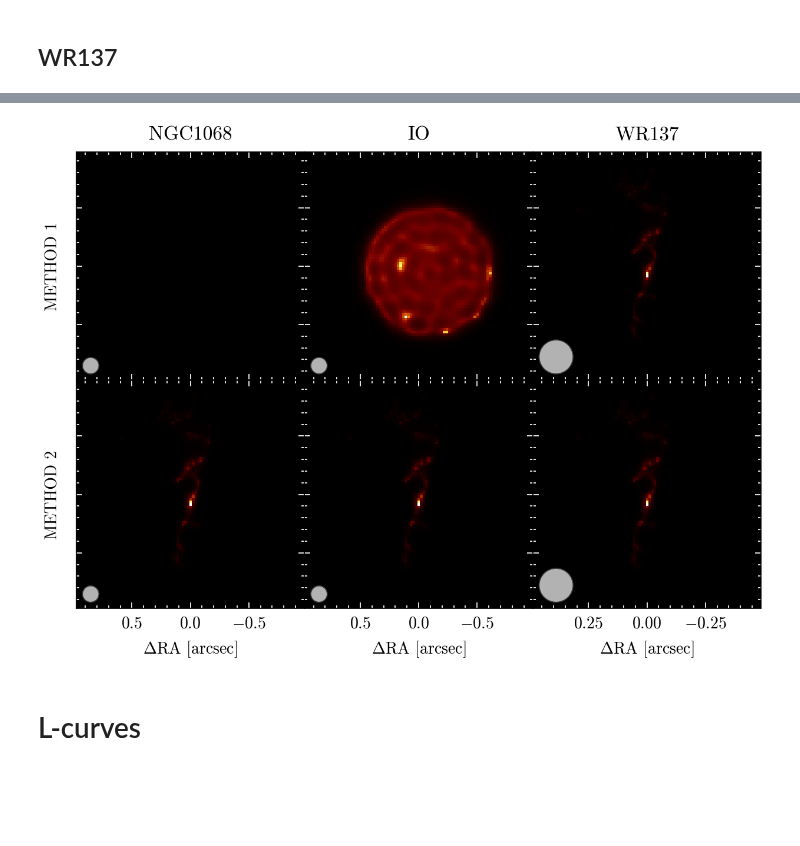
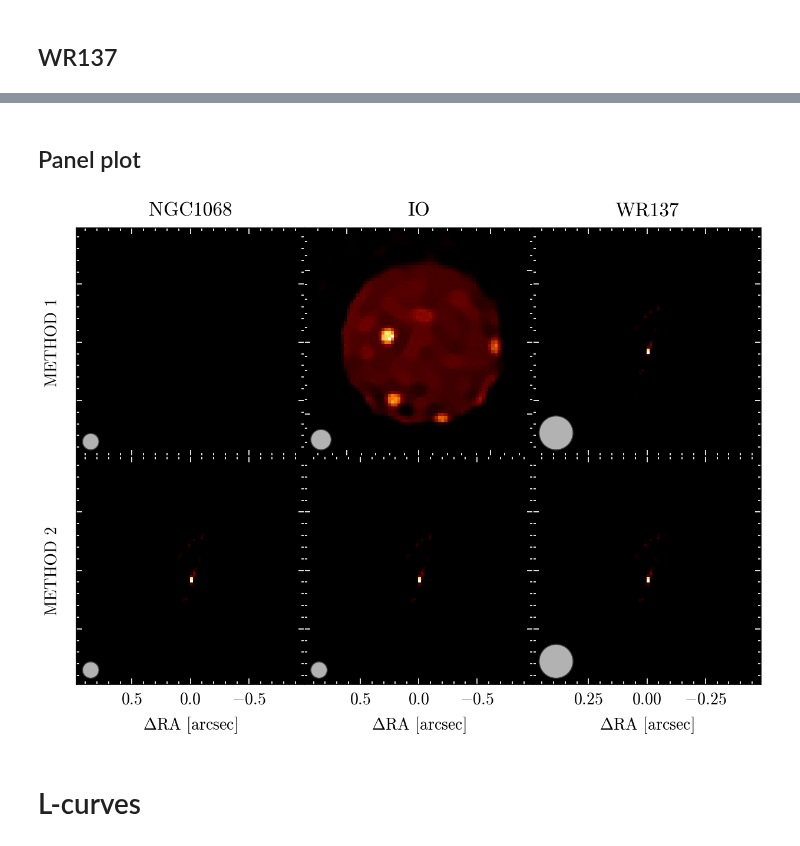
Before and after one commit to maxecharles/dorito_notebooks, a Jupyter notebook: paper_figs.ipynb, the cells around one changed output, grey strips where cells are left out. Drawn from its saved outputs; the diff is of its cells as text; code cells hidden in the pictures; blank space fills up the shorter version.

```diff
--- a/paper_figs.ipynb
+++ b/paper_figs.ipynb
@@ -43,15 +45,15 @@ from socket import gethostname
 
 if gethostname() == "glinton":
     path = "/media/morgana1/snert/max/"
+    save_path = path + "data/dorito_figs"
 elif (
     gethostname() == "maxs-mbp-14.research.sydney.edu.au"
     or gethostname() == "Maxs-MacBook-Pro-14.local"
 ):
     path = "/Volumes/morgana1/snert/max/"
+    save_path = "/Users/mc/data/dorito_figs"
 else:
     path = "/fred/oz440/max/"
-
-save_path = "/Users/mc/data/dorito_figs/"
 
 
 def load_fits(source_name):
@@ -248,10 +527,14 @@ plt.show()
 # %% [markdown]
 # Images
 # %%
-def get_dist(params_path, filt):
+def get_dist(params_path, filt, norm=True):
     params = np.load(params_path, allow_pickle=True).item()
+    print(params["log_dist"].keys())
     dist = 10 ** params["log_dist"][filt]
-    return dist / dist.max()
+    if norm:
+        return dist / dist.max()
+    else:
+        return dist
 
 
 best_images = {}
@@ -366,7 +675,9 @@ best_images["NGC1068"] = {
 # %% [markdown]
 ## Io
 # %%
-io_implane = get_dist(f"{save_path}/io/implane.npy", "01373_017_02_04_4_F430M")
+io_implane = get_dist(
+    f"{save_path}/io/4984113/15/params.npy", "01373_017_02_04_4_F430M"
+)
 io_disco = get_dist(f"{save_path}/ngc1068/implane.npy", "F480M")
 best_images["IO"] = {
     "implane": io_implane / io_implane.max(),
@@ -480,3 +695,5 @@ best_images
+# %% [markdown]
+## Panel plot
 # %%
 from dLux import utils as dlu
 
@@ -492,6 +709,7 @@ for i, key in enumerate(list(best_images.keys())):
     ):
         osamp = 3 if i != 2 else 6
         ticks = [-0.5, 0, 0.5] if i != 2 else [-0.25, 0, 0.25]
+        com = compute_com_physical(image, psf_pixel_scale / osamp)
 
         im = plot_result(
             axes[row, i],
@@ -499,40 +717,41 @@ for i, key in enumerate(list(best_images.keys())):
             psf_pixel_scale / osamp,
             cmap="afmhot_u",
             scale=1.8,
-            norm=mpl.colors.PowerNorm(0.5, vmin=0),
+            norm=mpl.colors.PowerNorm(0.8, vmin=0),
             # norm=mpl.colors.LogNorm(vmin=2e-4),
             diff_lim=dlu.rad2arcsec(4.8e-6 / (2 * diameter)),
             aspect="auto",
             axis_labels={"xlabel": "", "ylabel": ""},
             ticks=ticks,
+            translate=-com,
         )
     if i == 0:
         axes[0, i].set(ylabel="METHOD 1")
         axes[1, i].set(ylabel="METHOD 2")
 
     # if i != 0:
     #     for j in [0, 1]:
     #         axes[j, i].tick_params(which="both", left=False)
 
     # if i != 2:
     #     for j in [0, 1]:
     #         axes[j, i].tick_params(which="both", right=False)
 
     # axes[0, i].tick_params(which="both", bottom=False)
     # axes[1, i].tick_params(which="both", top=False)
     axes[0, i].tick_params(which="both", color="white", direction="in")
     axes[1, i].tick_params(which="both", color="white", direction="in")
 
     axes[0, i].set(title=key, yticklabels=["", "", ""])
     axes[1, i].set(xlabel=r"$\Delta$RA [arcsec]", yticklabels=["", "", ""])
     # font_dict = {"family": "sans-serif", "color": "white", "size": 10, "weight": "bold"}
 
 
 fig.subplots_adjust(hspace=0.0, wspace=0.0)
 # plt.savefig(f"{save_path}/.pdf", dpi=500, bbox_inches="tight")
 plt.show()
 # %% [output]
-[figure, old version]
+[figure, new version]
 # %% [markdown]
 # L-curves
 # %%
```
Also changed, not shown: parts of 19 cells of this notebook, 1 other file.
